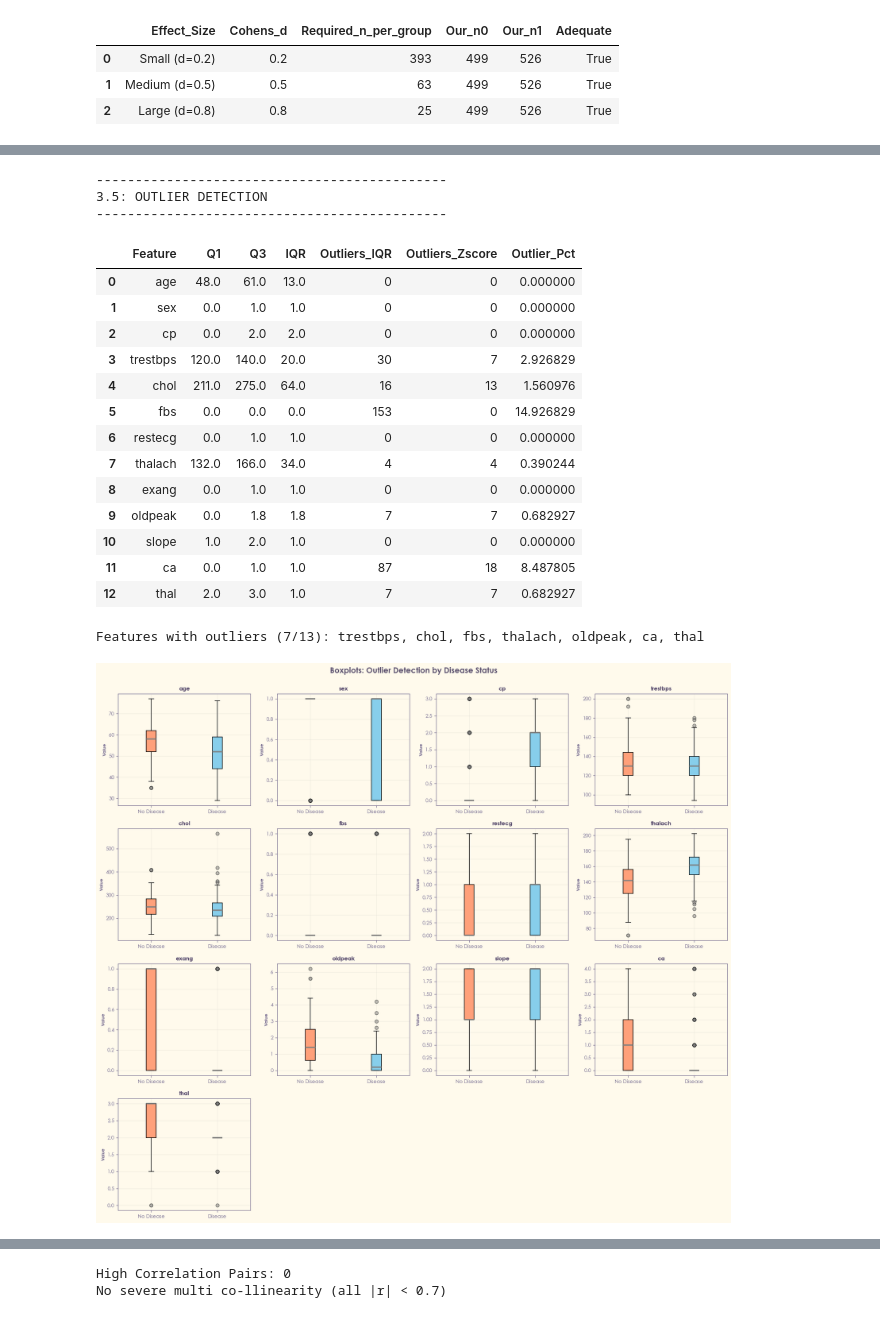
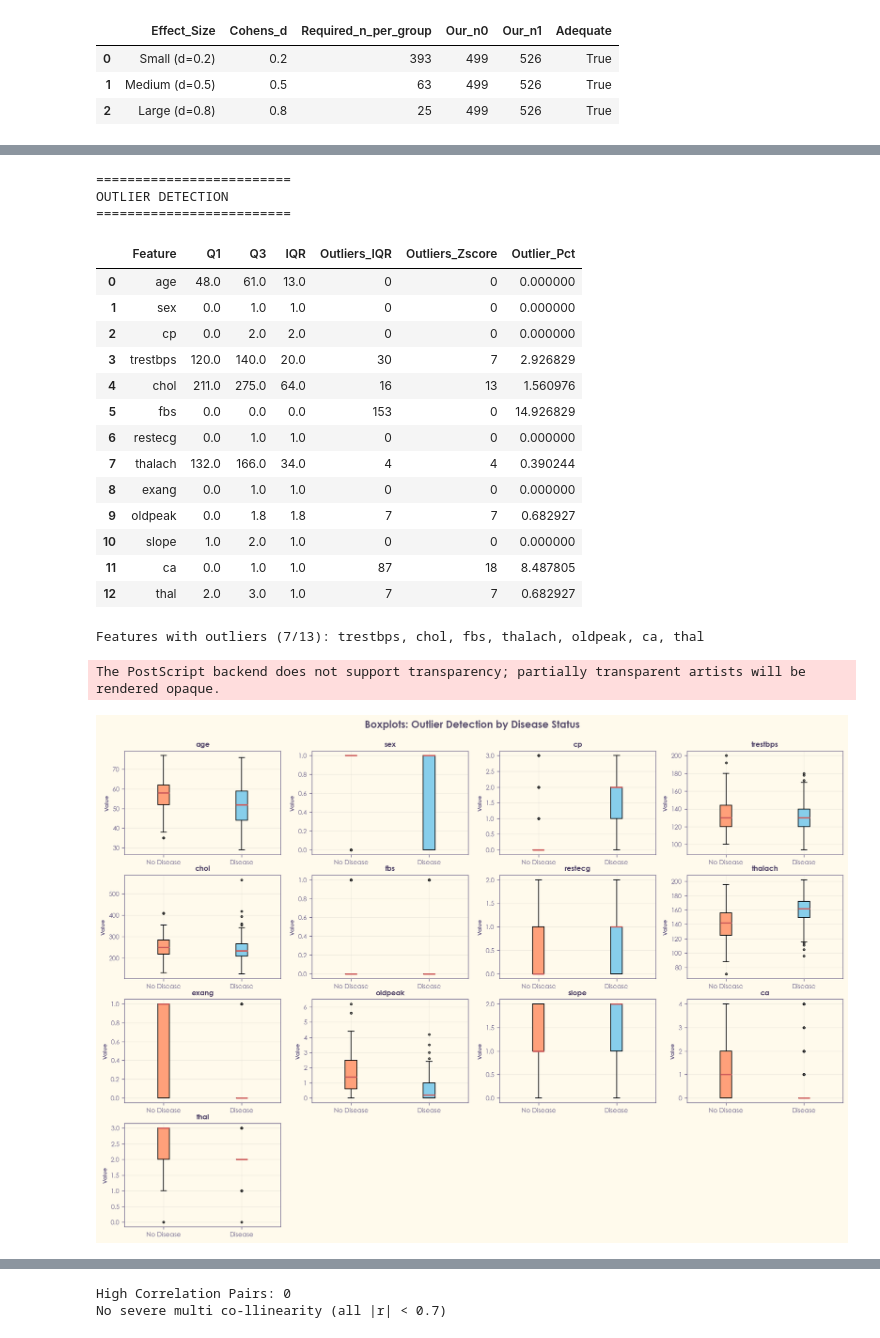
Before and after one commit to Mubashir42884/Research-Methodology-and-Statistics, a Jupyter notebook: notebooks/04_sophisticated_reproduction_STATS.ipynb, the cells around one changed output, grey strips where cells are left out. Cells and saved outputs as stored; diff of their text form; code cells hidden in the pictures.

```diff
--- a/notebooks/04_sophisticated_reproduction_STATS.ipynb
+++ b/notebooks/04_sophisticated_reproduction_STATS.ipynb
@@ -46,11 +58,12 @@ that we address here.
 df = pd.read_csv('../raw/heart_dataset.csv')
 
 print(f"✓ Dataset loaded: {df.shape}")
-print(f"  Features: {df.shape[1]-1}, Samples: {df.shape[0]}")
+print(f"  | Features: {df.shape[1]-1} | Samples: {df.shape[0]} |")
 
 # Define features
-features = ['age', 'sex', 'cp', 'trestbps', 'chol', 'fbs',
-            'restecg', 'thalach', 'exang', 'oldpeak', 'slope', 'ca', 'thal']
+features = ['age', 'sex', 'cp', 'trestbps', 'chol',
+            'fbs', 'restecg', 'thalach', 'exang', 'oldpeak',
+            'slope', 'ca', 'thal']
 
 # Load naive reproduction results
 table2_naive = pd.read_csv('../contents/tables/reproduced/table2_reproduced.csv')
@@ -59,7 +72,7 @@ table4_naive = pd.read_csv('../contents/tables/reproduced/table4_reproduced.csv'
 table6_borda = pd.read_csv('../contents/tables/reproduced/table6_reproduced.csv')
 
 print(f"\n✓ Loaded naive reproduction results")
-print(f"  - Table 2: Statistical tests for {len(table2_naive)} features")
+print(f"  - Table 2: Mann-Whitney & Chi-Square tests")
 print(f"  - Table 3: Pearson correlations")
 print(f"  - Table 4: Spearman correlations")
 print(f"  - Table 6: Borda count rankings")
@@ -767,7 +697,5 @@ IMPLICATIONS:
 # %%
-import matplotlib.pyplot as plt
-import seaborn as sns
-
+#Distribution visualization of features
 fig, axes = plt.subplots(4, 4, figsize=(16, 12))
 axes = axes.ravel()
 
@@ -784,12 +712,12 @@ for idx, feature in enumerate(features):
     med0 = df[df['target'] == 0][feature].median()
     med1 = df[df['target'] == 1][feature].median()
     ax.axvline(med0, color='cornflowerblue', linestyle='--', linewidth=1, alpha=1)
-    ax.axvline(med1, color='tomato', linestyle='--', linewidth=1, alpha=1)
+    ax.axvline(med1, color='tomato', linestyle='-.', linewidth=1, alpha=1)
 
     ax.set_title(f'{feature}', fontweight='bold', fontsize=11)
     ax.set_xlabel('Value', fontsize=9)
     ax.set_ylabel('Density', fontsize=9)
-    ax.legend(fontsize=6)
+    ax.legend(fontsize=7, loc='best')
     ax.grid(alpha=0.6)
 
 # Turn off the last two unused axes
@@ -807,7 +735,7 @@ plt.show()
 # %%
 import scipy.stats as stats
 
-fig, axes = plt.subplots(4, 4, figsize=(16, 14))
+fig, axes = plt.subplots(4, 4, figsize=(16, 12))
 axes = axes.ravel()
 
 for idx, feature in enumerate(features):
@@ -843,8 +778,7 @@ plt.show()
 # %%
-# 3.5: Outlier Detection
-print("\n" + "-"*45)
-print("3.5: OUTLIER DETECTION")
-print("-"*45)
+print("\n" + "="*25)
+print("OUTLIER DETECTION")
+print("="*25)
 
 outlier_summary = []
 
@@ -878,9 +812,9 @@ for feature in features:
 outlier_df = pd.DataFrame(outlier_summary)
 outlier_df
 # %% [output]
----------------------------------------------
-3.5: OUTLIER DETECTION
----------------------------------------------
+=========================
+OUTLIER DETECTION
+=========================
 |  | Feature | Q1 | Q3 | IQR | Outliers_IQR | Outliers_Zscore | Outlier_Pct |
 | 0 | age | 48.0 | 61.0 | 13.0 | 0 | 0 | 0.000000 |
 | 1 | sex | 0.0 | 1.0 | 1.0 | 0 | 0 | 0.000000 |
@@ -903,40 +837,37 @@ print(f"\nFeatures with outliers ({len(features_with_outliers)}/13): {', '.join(
 # %% [output]
 Features with outliers (7/13): trestbps, chol, fbs, thalach, oldpeak, ca, thal
 # %%
-import warnings
-warnings.filterwarnings('ignore')
-
-fig, axes = plt.subplots(4, 4, figsize=(16, 14))
+#outlier detection using boxplots
+fig, axes = plt.subplots(4, 4, figsize=(18, 12))
 axes = axes.ravel()
 
 for idx, feature in enumerate(features):
     ax = axes[idx]
     data_list = [df[df['target'] == 0][feature], df[df['target'] == 1][feature]]
     bp = ax.boxplot(data_list, labels=['No Disease', 'Disease'], patch_artist=True,
-                    medianprops=dict(color='gray', alpha=0.9, linewidth=2.5),
+                    medianprops=dict(color='indianred', alpha=1, linewidth=2),
                     boxprops=dict(linewidth=1),
                     whiskerprops=dict(linewidth=1),
                     capprops=dict(linewidth=1),
-                    flierprops=dict(marker='o', markersize=6, alpha=0.2, markerfacecolor='gray'))
+                    flierprops=dict(marker='.', markersize=5, alpha=0.5, markerfacecolor='gray'))
 
-    # Harmonized pastel colors
     bp['boxes'][0].set_facecolor('lightsalmon')  # No Disease
     bp['boxes'][1].set_facecolor('skyblue')      # Disease
 
     ax.set_title(f'{feature}', fontweight='bold', fontsize=10)
     ax.set_ylabel('Value', fontsize=8)
     ax.grid(axis='y', alpha=0.3)
 
 # Turn off the last unused subplot
 axes[13].axis('off')
 axes[14].axis('off')
 axes[15].axis('off')
 
 plt.suptitle('Boxplots: Outlier Detection by Disease Status',
-             fontsize=14, fontweight='bold', y=0.995)
-plt.tight_layout()
-#plt.savefig('../contents/figures/sophisticated/boxplots_outliers.eps', bbox_inches='tight')
+             fontsize=14, fontweight='bold', y=0.93)
+plt.savefig('../contents/figures/sophisticated/boxplots_outliers.eps', bbox_inches='tight')
 plt.show()
 # %% [output]
+The PostScript backend does not support transparency; partially transparent artists will be rendered opaque.
-[figure, old version]
+[figure, new version]
 # %%
```
Also changed, not shown: parts of 92 cells of this notebook, 7 other files.
